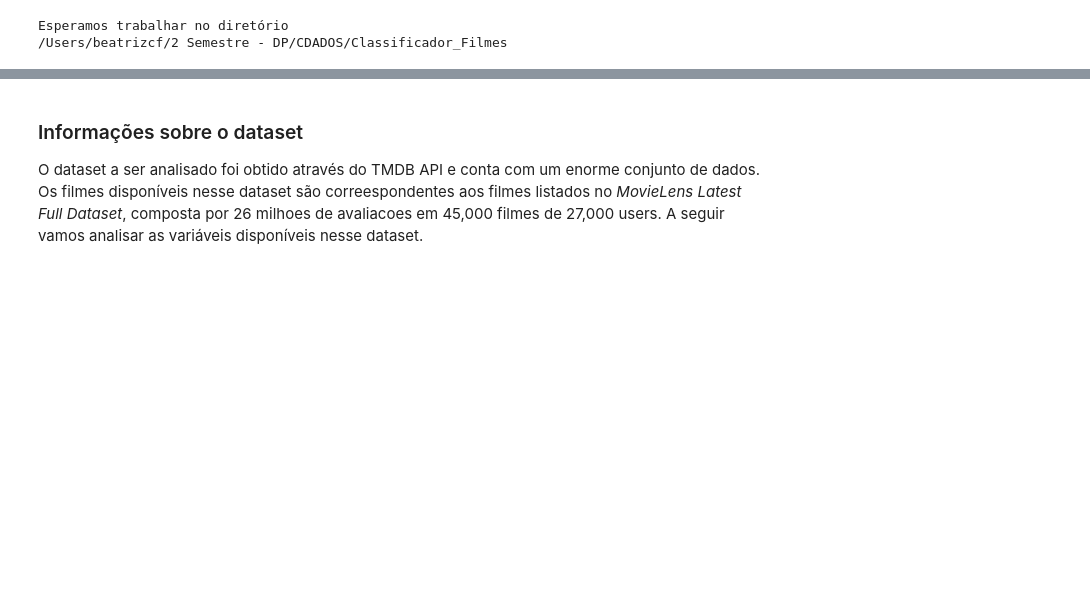
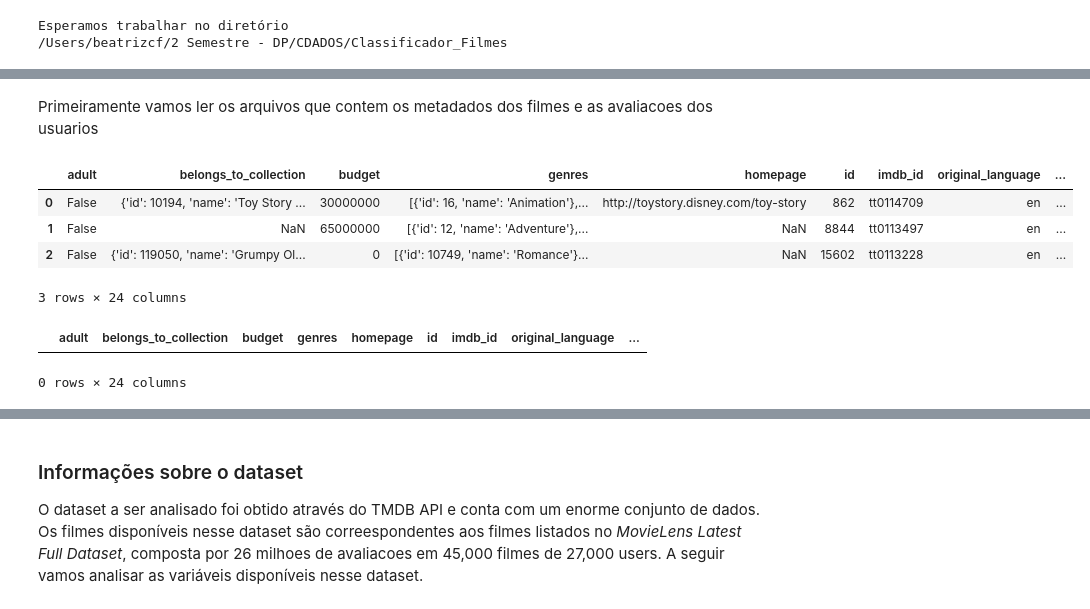
Before and after one commit to beatrizcf2/Classificador_Filmes, a Jupyter notebook: Recomendador_Filmes.ipynb, the cells around one changed output, grey strips where cells are left out. Saved outputs shown, nothing was run; the diff lists cells and outputs as text; code cells hidden in the pictures; blank space fills up the shorter version.

```diff
--- a/Recomendador_Filmes.ipynb
+++ b/Recomendador_Filmes.ipynb
@@ -58,0 +37,16 @@ dados
+# %% [markdown]
+Primeiramente vamos ler os arquivos que contem os metadados dos filmes e as avaliacoes dos usuarios
+# %%
+metadados = pd.read_csv('movies_metadata.csv')
+metadados.head(3)
+# %% [output]
+|  | adult | belongs_to_collection | budget | genres | homepage | id | imdb_id | original_language | ... |
+| 0 | False | {'id': 10194, 'name': 'Toy Story ... | 30000000 | [{'id': 16, 'name': 'Animation'},... | http://toystory.disney.com/toy-story | 862 | tt0114709 | en | ... |
+| 1 | False | NaN | 65000000 | [{'id': 12, 'name': 'Adventure'},... | NaN | 8844 | tt0113497 | en | ... |
+| 2 | False | {'id': 119050, 'name': 'Grumpy Ol... | 0 | [{'id': 10749, 'name': 'Romance'}... | NaN | 15602 | tt0113228 | en | ... |
+3 rows × 24 columns
+# %%
+metadados.loc[metadados['id']=='1029']
+# %% [output]
+|  | adult | belongs_to_collection | budget | genres | homepage | id | imdb_id | original_language | ... |
+0 rows × 24 columns
```
Also changed, not shown: parts of 13 cells of this notebook.
